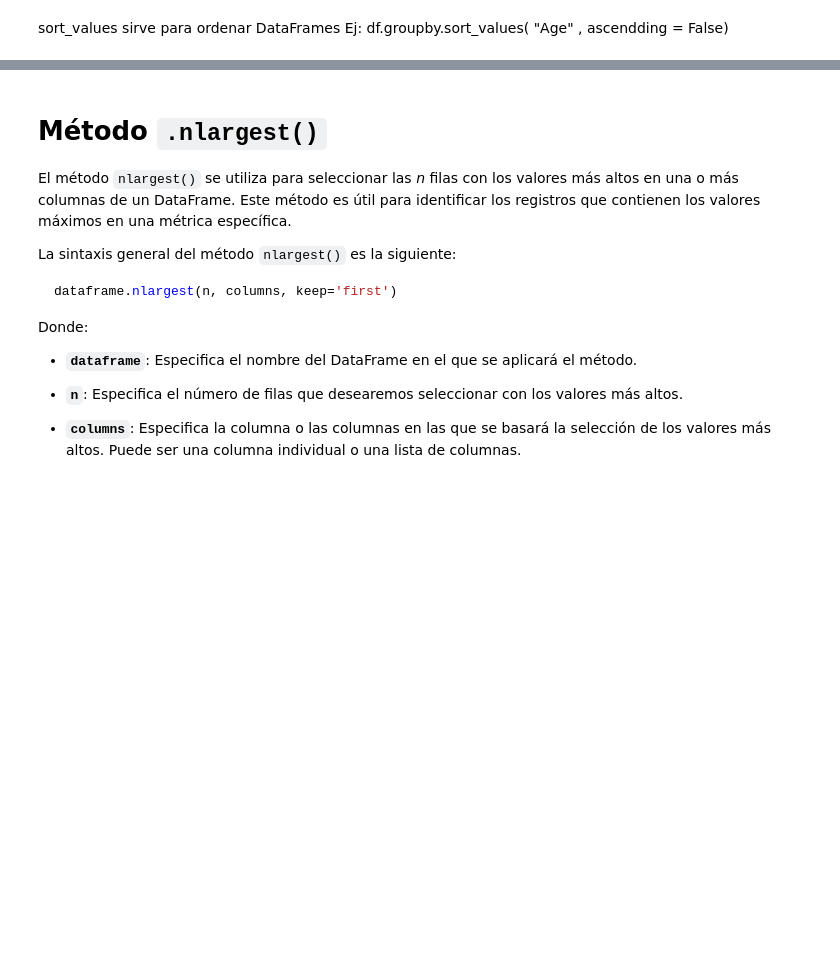
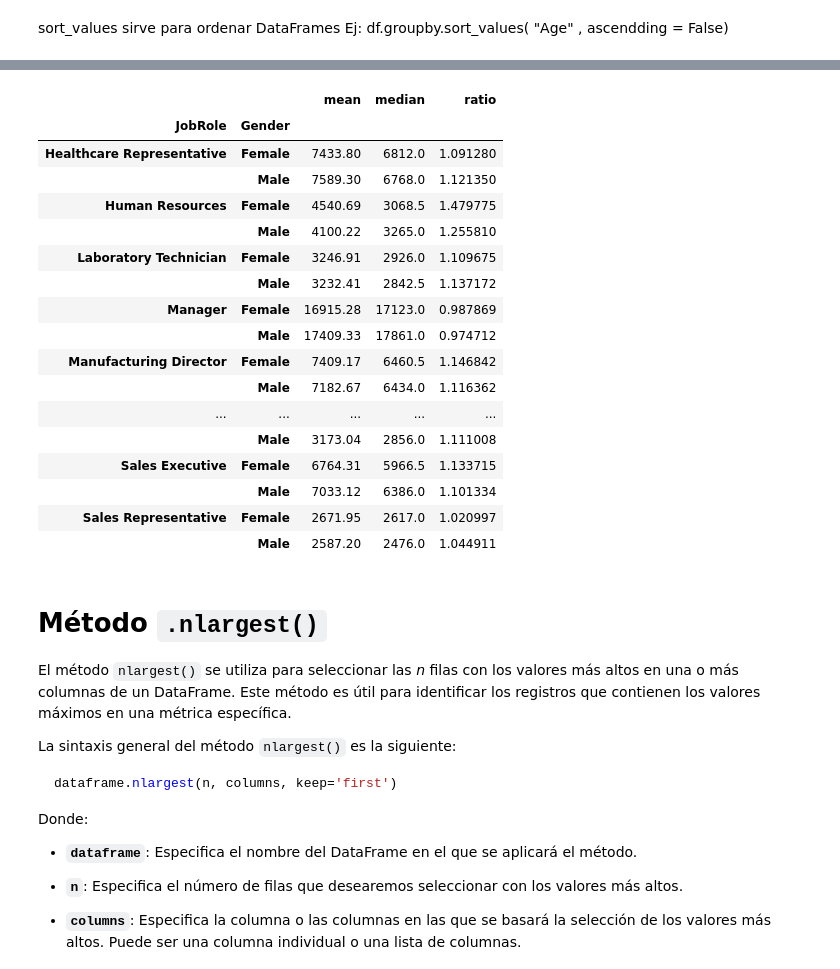
Before and after one commit to jgilsu11/Teoria, a Jupyter notebook: Modulo2/teoria/modulo2-leccion03-pandas-filtrado.ipynb, the cells around one changed output, grey strips where cells are left out. Cells and saved outputs as stored; diff of their text form; code cells hidden in the pictures; blank space fills up the shorter version.

Commit message:
Suibida groupby terminado

```diff
--- a/Modulo2/teoria/modulo2-leccion03-pandas-filtrado.ipynb
+++ b/Modulo2/teoria/modulo2-leccion03-pandas-filtrado.ipynb
@@ -559,3 +657,27 @@ sort_values sirve para ordenar DataFrames Ej: df.groupby.sort_values( "Age" , as
+# %%
+df_groupby= round(df.groupby(["JobRole", "Gender"])["MonthlyIncome"].agg(["mean", "median"]), 2)
+df_groupby["ratio"] = df_groupby["mean"] / df_groupby["median"]     #Si es mayor que 1 la media es mayor q la mediana por lo que hay muchos valores atipicos por arriba
+                                                                   #Si es menor q 1 la media es menor que la mediana porq lo que hay muchos valores atipicos por abajo
+df_groupby
+# %% [output]
+|  |  | mean | median | ratio |
+| JobRole | Gender |  |  |  |
+| Healthcare Representative | Female | 7433.80 | 6812.0 | 1.091280 |
+|  | Male | 7589.30 | 6768.0 | 1.121350 |
+| Human Resources | Female | 4540.69 | 3068.5 | 1.479775 |
+|  | Male | 4100.22 | 3265.0 | 1.255810 |
+| Laboratory Technician | Female | 3246.91 | 2926.0 | 1.109675 |
+|  | Male | 3232.41 | 2842.5 | 1.137172 |
+| Manager | Female | 16915.28 | 17123.0 | 0.987869 |
+|  | Male | 17409.33 | 17861.0 | 0.974712 |
+| Manufacturing Director | Female | 7409.17 | 6460.5 | 1.146842 |
+|  | Male | 7182.67 | 6434.0 | 1.116362 |
+| ... | ... | ... | ... | ... |
+|  | Male | 3173.04 | 2856.0 | 1.111008 |
+| Sales Executive | Female | 6764.31 | 5966.5 | 1.133715 |
+|  | Male | 7033.12 | 6386.0 | 1.101334 |
+| Sales Representative | Female | 2671.95 | 2617.0 | 1.020997 |
+|  | Male | 2587.20 | 2476.0 | 1.044911 |
 # %% [markdown]
 # Método `.nlargest()`
 
```
Also changed, not shown: parts of 6 cells of this notebook, 1 other file.
